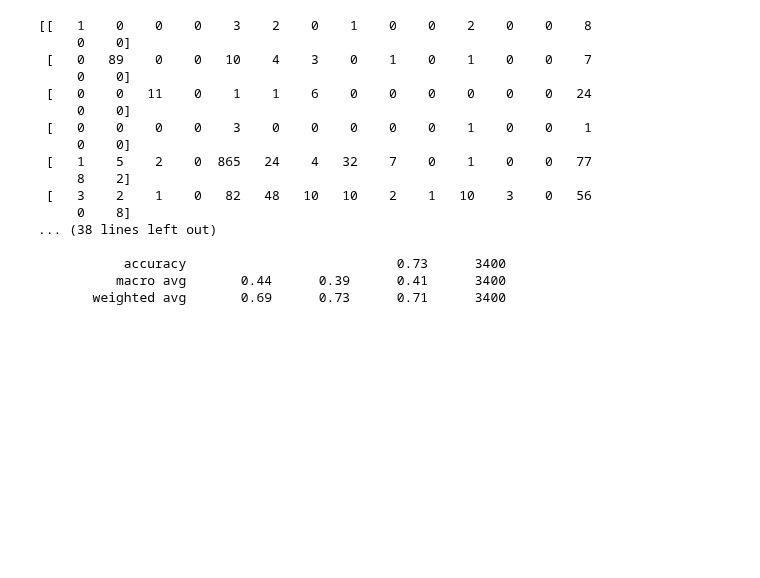
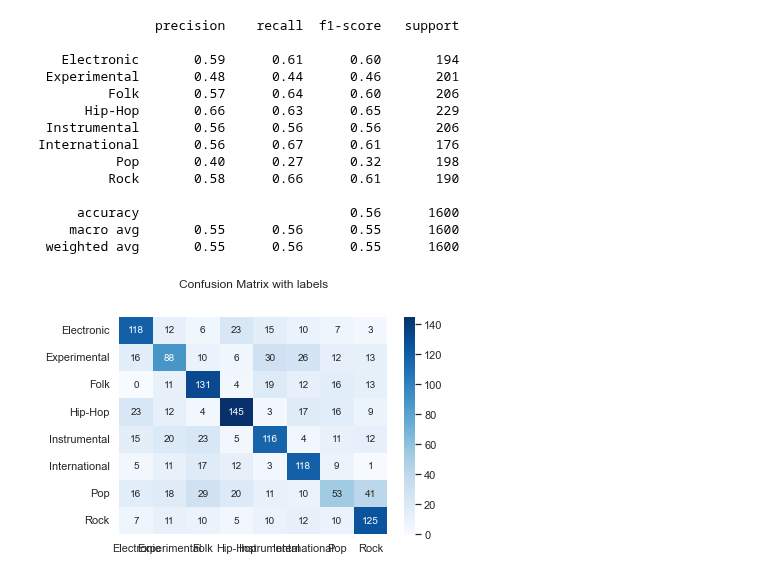
Before and after one commit to royyi/group10-music-classifier, a Jupyter notebook: model/svm.ipynb, the cells around one changed output. Cells and saved outputs as stored; diff of their text form; code cells hidden in the pictures; blank space fills up the shorter version.

```diff
--- a/model/svm.ipynb
+++ b/model/svm.ipynb
@@ -19,8 +34,0 @@ medium = tracks['set', 'subset'] <= 'medium'
-# %%
-from sklearn.model_selection import train_test_split
-
-
-X = features.loc[medium]
-y = tracks['track', 'genre_top'].loc[medium]
-
-X_train, X_test, y_train, y_test = train_test_split(X, y, train_size=0.8)
@@ -26,0 +46,21 @@ X_train, X_test, y_train, y_test = train_test_split(X, y, train_size=0.8)
+# %%
+# function to display the results of each model
+def displayResults(model, y_pred):
+    print(classification_report(y_test, y_pred))
+    cf_mat = confusion_matrix(y_test, y_pred)
+    sns.set(rc = {'figure.figsize':(15,10)})
+
+    ax = sns.heatmap(cf_mat, annot=True, cmap='Blues', fmt='g')
+    ax.set_xticklabels(model.classes_)
+    kwargs = {'rotation': 'horizontal'}
+    ax.set_yticklabels(model.classes_, **kwargs)
+
+    ax.set_title('Confusion Matrix with labels\n\n')
+
+    ## Display the visualization of the Confusion Matrix.
+    plt.show()
+    return None
+
+# ignore all warnings because of data format
+import warnings
+warnings.filterwarnings("ignore")
@@ -27,38 +73,24 @@ X_train, X_test, y_train, y_test = train_test_split(X, y, train_size=0.8)
 # %%
-from sklearn import svm
-from sklearn.preprocessing import StandardScaler
-
-sc = StandardScaler()
-sc.fit(X_train)
-X_train = sc.transform(X_train)
-X_test = sc.transform(X_test)
-
-
 linearSVM = svm.LinearSVC(penalty='l1', loss='squared_hinge', dual=False)
 y_pred = linearSVM.fit(X=X_train, y=y_train).predict(X_test)
 
-from sklearn.metrics import confusion_matrix, classification_report
-
-print(confusion_matrix(y_test, y_pred))
-print(classification_report(y_test, y_pred))
+displayResults(linearSVM, y_pred)
 # %% [output]
-[[   1    0    0    0    3    2    0    1    0    0    2    0    0    8
-     0    0]
- [   0   89    0    0   10    4    3    0    1    0    1    0    0    7
-     0    0]
- [   0    0   11    0    1    1    6    0    0    0    0    0    0   24
-     0    0]
- [   0    0    0    0    3    0    0    0    0    0    1    0    0    1
-     0    0]
- [   1    5    2    0  865   24    4   32    7    0    1    0    0   77
-     8    2]
- [   3    2    1    0   82   48   10   10    2    1   10    3    0   56
-     0    8]
-... (38 lines left out)
+               precision    recall  f1-score   support
 
-           accuracy                           0.73      3400
-          macro avg       0.44      0.39      0.41      3400
-       weighted avg       0.69      0.73      0.71      3400
+   Electronic       0.59      0.61      0.60       194
+ Experimental       0.48      0.44      0.46       201
+         Folk       0.57      0.64      0.60       206
+      Hip-Hop       0.66      0.63      0.65       229
+ Instrumental       0.56      0.56      0.56       206
+International       0.56      0.67      0.61       176
+          Pop       0.40      0.27      0.32       198
+         Rock       0.58      0.66      0.61       190
+
+     accuracy                           0.56      1600
+    macro avg       0.55      0.56      0.55      1600
+ weighted avg       0.55      0.56      0.55      1600
+[figure, added]
 # %%
 polySVC = svm.SVC(kernel='poly')
 y_pred = polySVC.fit(X=X_train, y=y_train).predict(X_test)
```
Also changed, not shown: parts of 18 cells of this notebook, 2 other files.
